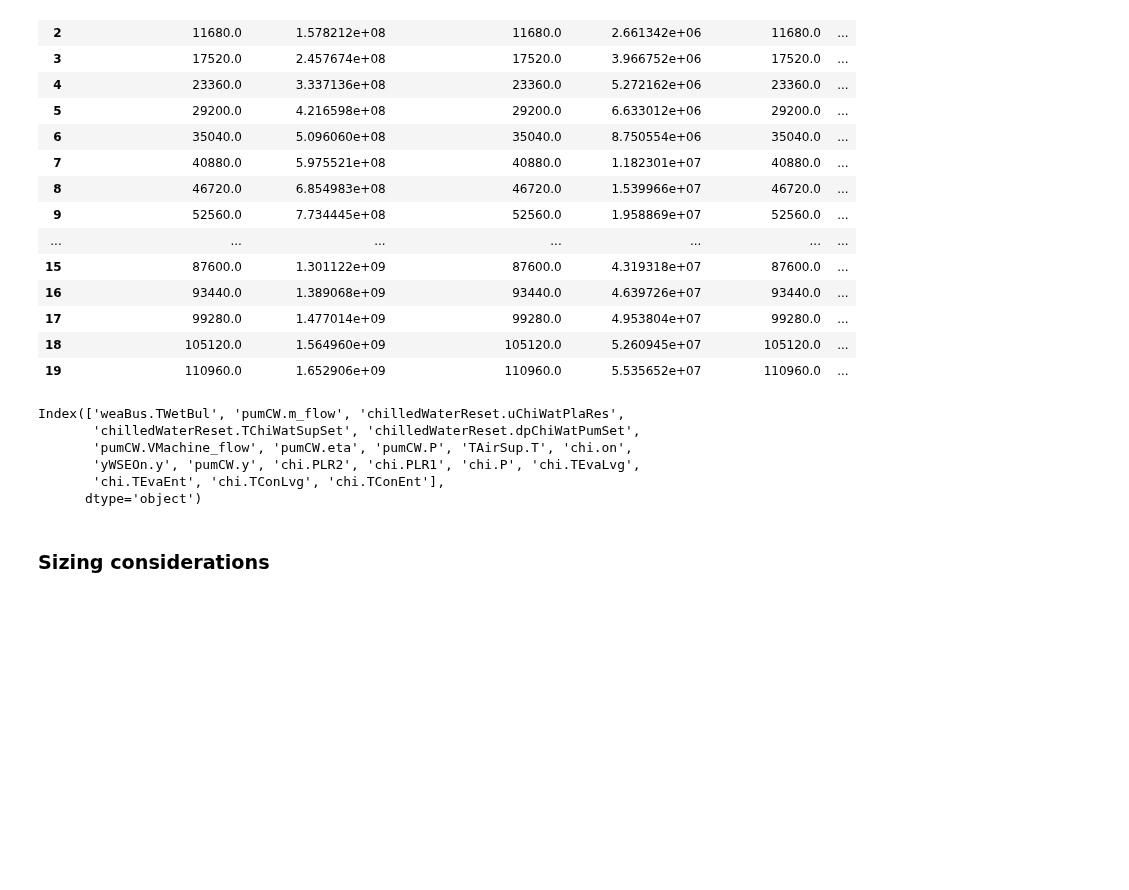
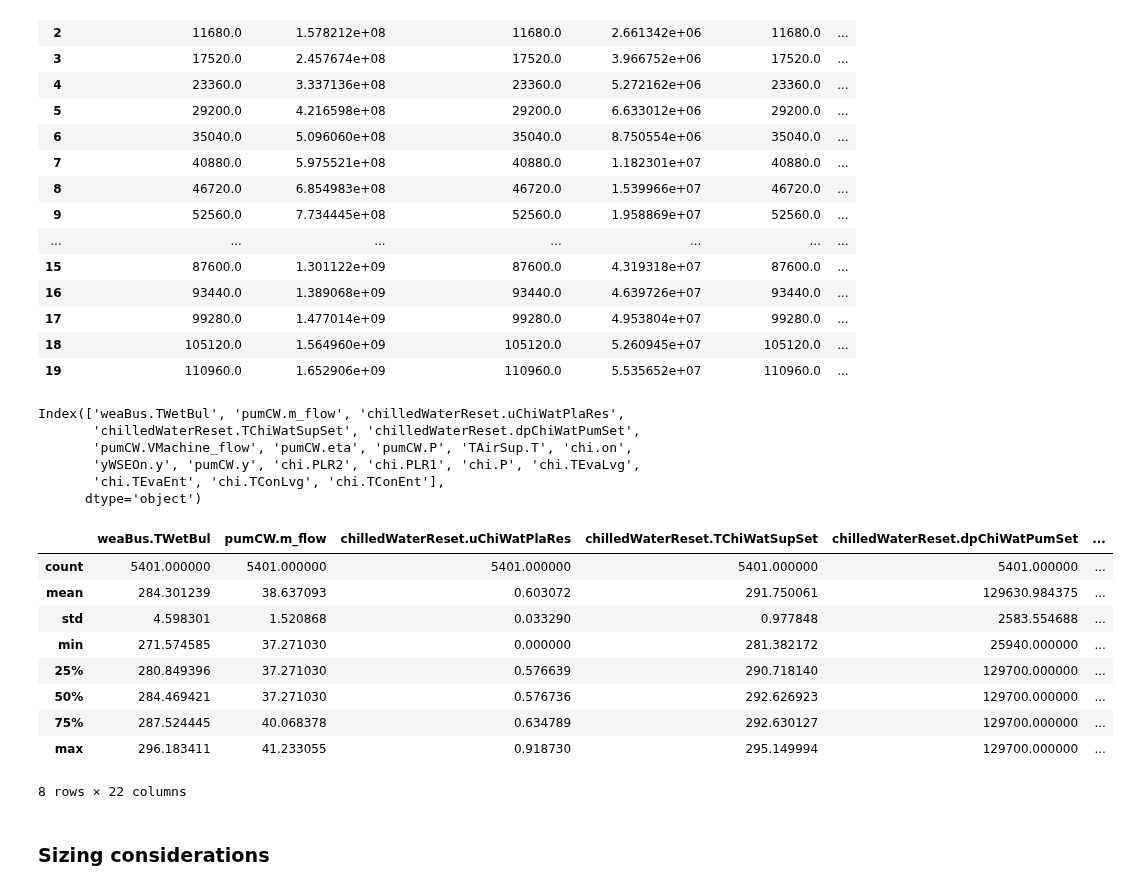
Before and after one commit to lbl-srg/obc, a Jupyter notebook: examples/case_study_2/post_process.ipynb, the cells around one changed output. Cells and saved outputs as stored; diff of their text form; code cells hidden in the pictures; blank space fills up the shorter version.

```diff
--- a/examples/case_study_2/post_process.ipynb
+++ b/examples/case_study_2/post_process.ipynb
@@ -206,6 +206,19 @@ Index(['weaBus.TWetBul', 'pumCW.m_flow', 'chilledWaterReset.uChiWatPlaRes',
        'yWSEOn.y', 'pumCW.y', 'chi.PLR2', 'chi.PLR1', 'chi.P', 'chi.TEvaLvg',
        'chi.TEvaEnt', 'chi.TConLvg', 'chi.TConEnt'],
       dtype='object')
+# %%
+data["dymola"]['1711_all_annual'].describe()
+# %% [output]
+|  | weaBus.TWetBul | pumCW.m_flow | chilledWaterReset.uChiWatPlaRes | chilledWaterReset.TChiWatSupSet | chilledWaterReset.dpChiWatPumSet | ... |
+| count | 5401.000000 | 5401.000000 | 5401.000000 | 5401.000000 | 5401.000000 | ... |
+| mean | 284.301239 | 38.637093 | 0.603072 | 291.750061 | 129630.984375 | ... |
+| std | 4.598301 | 1.520868 | 0.033290 | 0.977848 | 2583.554688 | ... |
+| min | 271.574585 | 37.271030 | 0.000000 | 281.382172 | 25940.000000 | ... |
+| 25% | 280.849396 | 37.271030 | 0.576639 | 290.718140 | 129700.000000 | ... |
+| 50% | 284.469421 | 37.271030 | 0.576736 | 292.626923 | 129700.000000 | ... |
+| 75% | 287.524445 | 40.068378 | 0.634789 | 292.630127 | 129700.000000 | ... |
+| max | 296.183411 | 41.233055 | 0.918730 | 295.149994 | 129700.000000 | ... |
+8 rows × 22 columns
 # %% [markdown]
 ### Sizing considerations
 # %%
```
Also changed, not shown: parts of 3 cells of this notebook, 7 other files.
